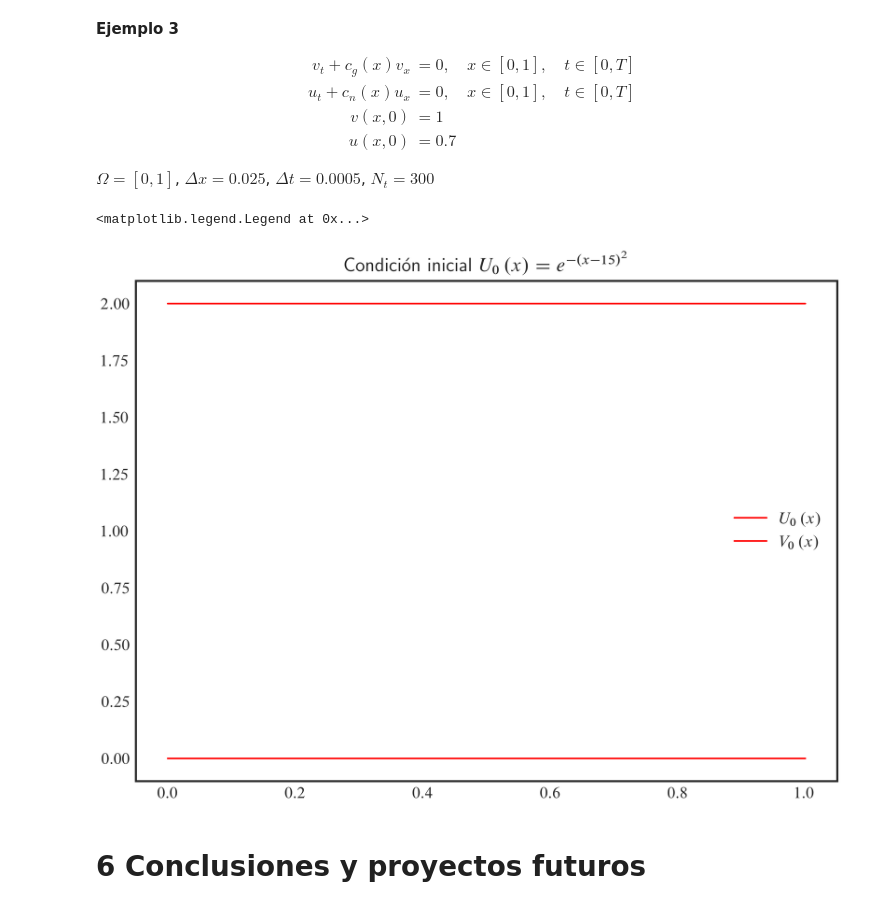
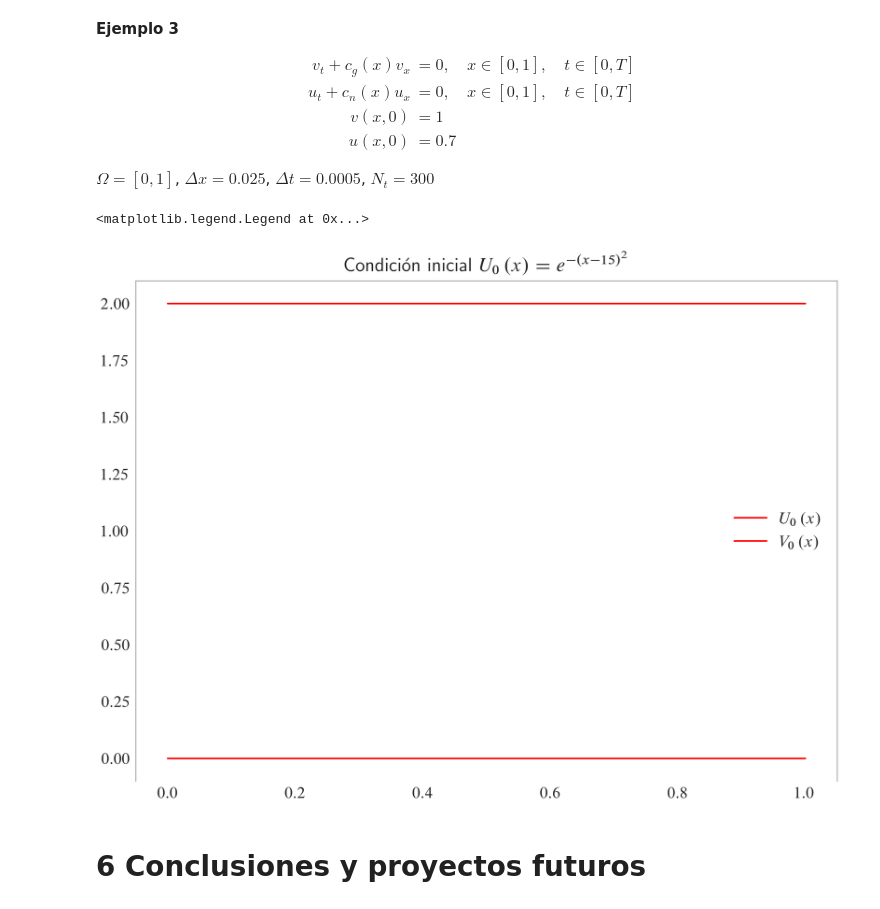
Before and after one commit to carlosal1015/finite-volume-hyperbolic-problems, a Jupyter notebook: 02-notebook.ipynb, the cells around one changed output. Saved outputs shown, nothing was run; the diff lists cells and outputs as text; code cells hidden in the pictures.

```diff
--- a/02-notebook.ipynb
+++ b/02-notebook.ipynb
@@ -1116,30 +1203,40 @@ def V(x):
 # %%
 fig, ax = plt.subplots(layout="constrained")
 ax.plot(
     x,
     U(x),
     color="red",
     label=r"$U_{0}\left(x\right)$",
     linestyle="solid",
     linewidth=1.0,
 )
 ax.plot(
     x,
     V(x),
     color="red",
     label=r"$V_{0}\left(x\right)$",
     linestyle="solid",
     linewidth=1.0,
 )
+ax.spines["bottom"].set_color("none")
+ax.spines["top"].set_alpha(alpha=0.8)
+ax.spines["top"].set_edgecolor(color="gray")
+ax.spines["top"].set_linewidth(w=0.5)
+ax.spines["left"].set_alpha(alpha=0.8)
+ax.spines["left"].set_edgecolor(color="gray")
+ax.spines["left"].set_linewidth(w=0.5)
+ax.spines["right"].set_alpha(alpha=0.8)
+ax.spines["right"].set_edgecolor(color="gray")
+ax.spines["right"].set_linewidth(w=0.5)
+# ax.set_xlim(left=x[0], right=x[-1])
+# ax.set_ylim(bottom=0, top=1)
 ax.set_title(
     label=r"Condición inicial $U_{0}\left(x\right)=e^{-{\left(x-15\right)}^{2}}$",
     loc="center",
 )
-# ax.set_xlim(left=x[0], right=x[-1])
-# ax.set_ylim(bottom=0, top=1)
 ax.legend(loc="best")
 # %% [output]
 <matplotlib.legend.Legend at 0x...>
-[figure, old version]
+[figure, new version]
 # %% [markdown]
 # 6 Conclusiones y proyectos futuros
```
Also changed, not shown: parts of 11 cells of this notebook, 18 other files.
